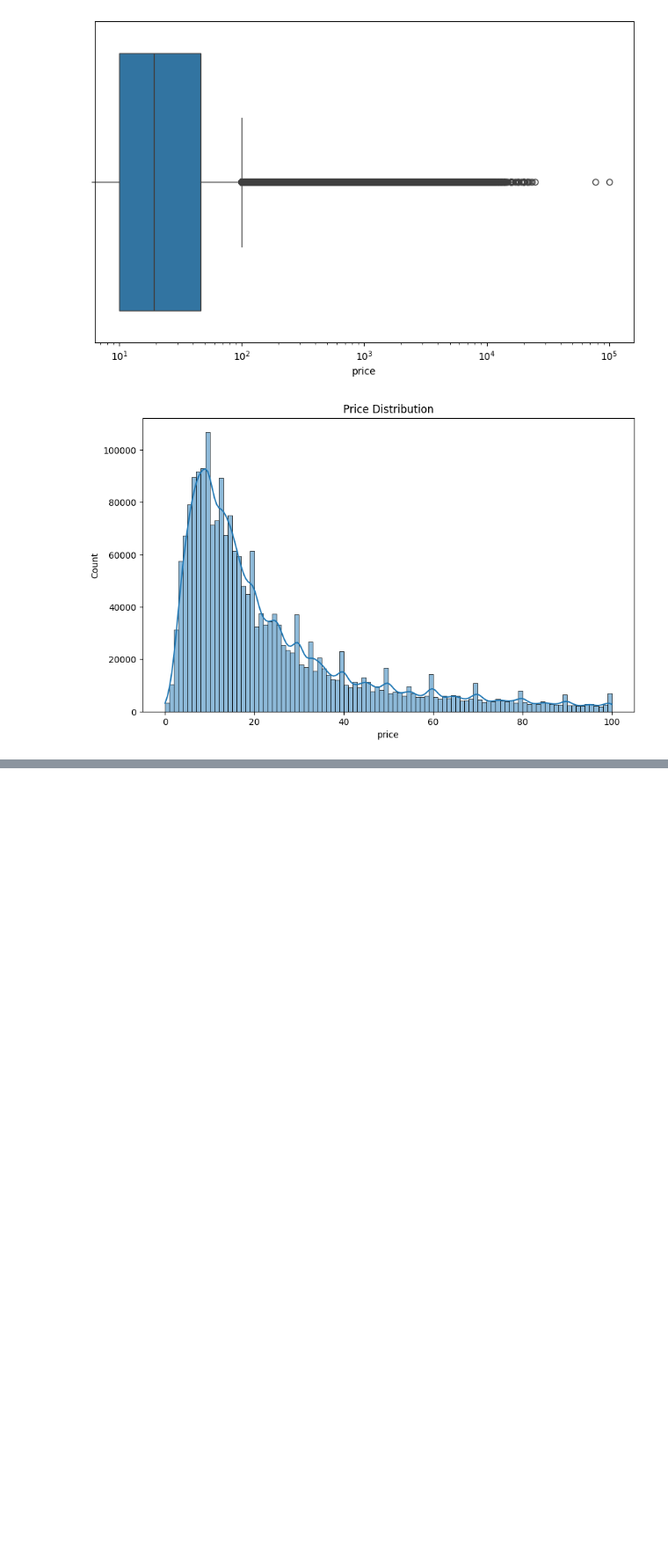
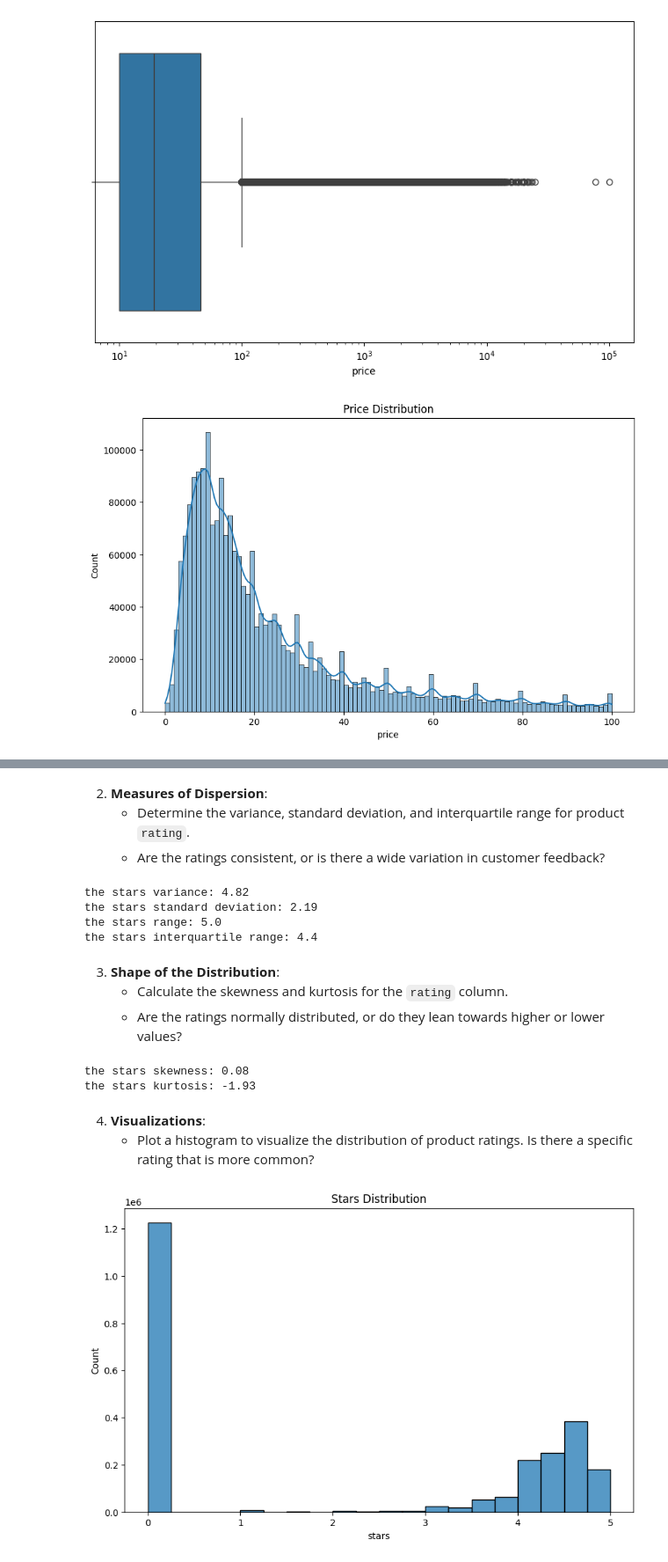
Before and after one commit to almudenamcastro/lab-5.1-eda-univariate, a Jupyter notebook: eda-univariate-solution.ipynb, the cells around one changed output, grey strips where cells are left out. Shown: that part at 88% size. Drawn from its saved outputs; the diff is of its cells as text; code cells hidden in the pictures; blank space fills up the shorter version.

```diff
--- a/eda-univariate-solution.ipynb
+++ b/eda-univariate-solution.ipynb
@@ -133,0 +136,40 @@ plt.show()
+# %% [markdown]
+2. **Measures of Dispersion**:
+    - Determine the variance, standard deviation, and interquartile range for product `rating`.
+    - Are the ratings consistent, or is there a wide variation in customer feedback?
+# %%
+print("the stars variance:", round(df.stars.var(), 2))
+print("the stars standard deviation:", round(df.stars.std(), 2))
+print("the stars range:", round(df.stars.max() - df.stars.min(), 2))
+print("the stars interquartile range:", round(df.stars.quantile(0.75) - df.stars.quantile(0.25), 2))
+# %% [output]
+the stars variance: 4.82
+the stars standard deviation: 2.19
+the stars range: 5.0
+the stars interquartile range: 4.4
+# %% [markdown]
+3. **Shape of the Distribution**:
+    - Calculate the skewness and kurtosis for the `rating` column.
+    - Are the ratings normally distributed, or do they lean towards higher or lower values?
+# %%
+print("the stars skewness:", round(df.stars.skew(), 2))
+print("the stars kurtosis:", round(df.stars.kurt(), 2))
+
+# the skewness is almost 0, which means the distribution is quite symmetric
+
+# the kurtosis is negative, which means the distribution is platykurtic
+# %% [output]
+the stars skewness: 0.08
+the stars kurtosis: -1.93
+# %% [markdown]
+4. **Visualizations**:
+    - Plot a histogram to visualize the distribution of product ratings. Is there a specific rating that is more common?
+# %%
+plt.figure(figsize=(10,6))
+sns.histplot(data=df.stars,  bins=20);
+plt.title('Stars Distribution')
+plt.show()
+
+# there are lots of 0 star reviews this is quite weird.
+# %% [output]
+[figure, added]
```
Also changed, not shown: parts of 4 cells of this notebook.
